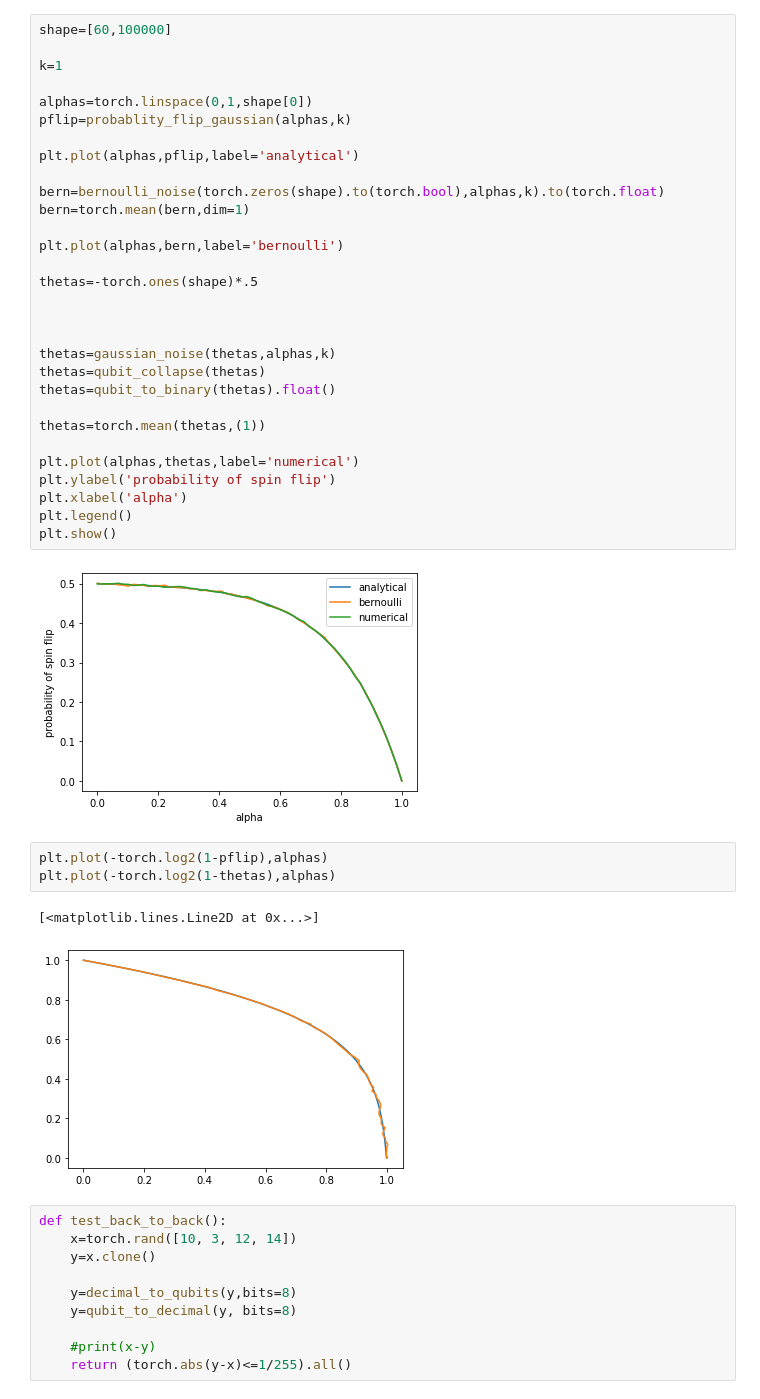
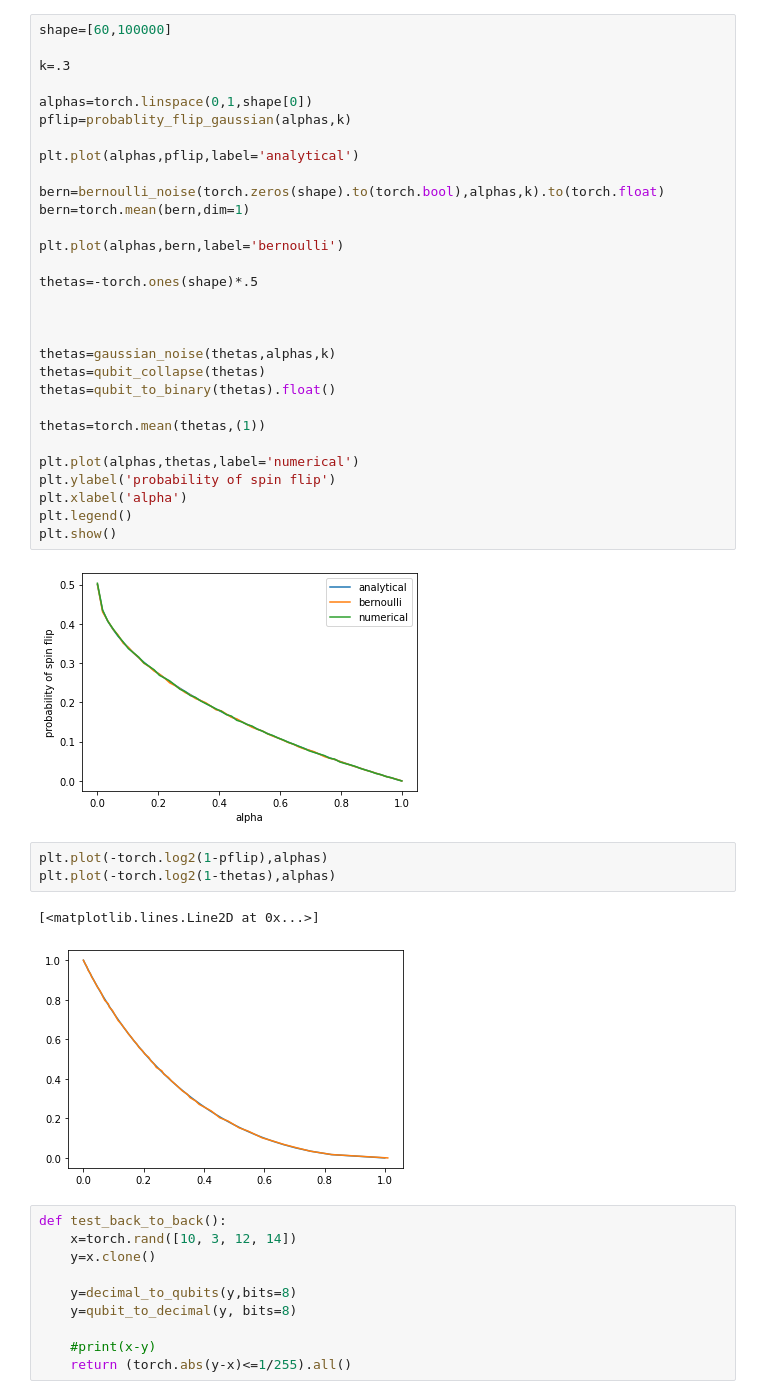
Before and after one commit to Francesco215/Quantum-diffusion, a Jupyter notebook: test_sacco.ipynb, the cells around one changed output. Saved outputs shown, nothing was run; the diff lists cells and outputs as text.

```diff
--- a/test_sacco.ipynb
+++ b/test_sacco.ipynb
@@ -7,41 +5,41 @@ NOTE: Redirects are currently not supported in Windows or MacOs.
 # %%
 shape=[60,100000]
 
-k=1
+k=.3
 
 alphas=torch.linspace(0,1,shape[0])
 pflip=probablity_flip_gaussian(alphas,k)
 
 plt.plot(alphas,pflip,label='analytical')
 
 bern=bernoulli_noise(torch.zeros(shape).to(torch.bool),alphas,k).to(torch.float)
 bern=torch.mean(bern,dim=1)
 
 plt.plot(alphas,bern,label='bernoulli')
 
 thetas=-torch.ones(shape)*.5
 
 
 
 thetas=gaussian_noise(thetas,alphas,k)
 thetas=qubit_collapse(thetas)
 thetas=qubit_to_binary(thetas).float()
 
 thetas=torch.mean(thetas,(1))
 
 plt.plot(alphas,thetas,label='numerical')
 plt.ylabel('probability of spin flip')
 plt.xlabel('alpha')
 plt.legend()
 plt.show()
 # %% [output]
-[figure, old version]
+[figure, new version]
 # %%
 plt.plot(-torch.log2(1-pflip),alphas)
 plt.plot(-torch.log2(1-thetas),alphas)
 # %% [output]
 [<matplotlib.lines.Line2D at 0x...>]
-[figure, old version]
+[figure, new version]
 # %%
 def test_back_to_back():
     x=torch.rand([10, 3, 12, 14])
```
Also changed, not shown: parts of 2 cells of this notebook, 2 other files.
